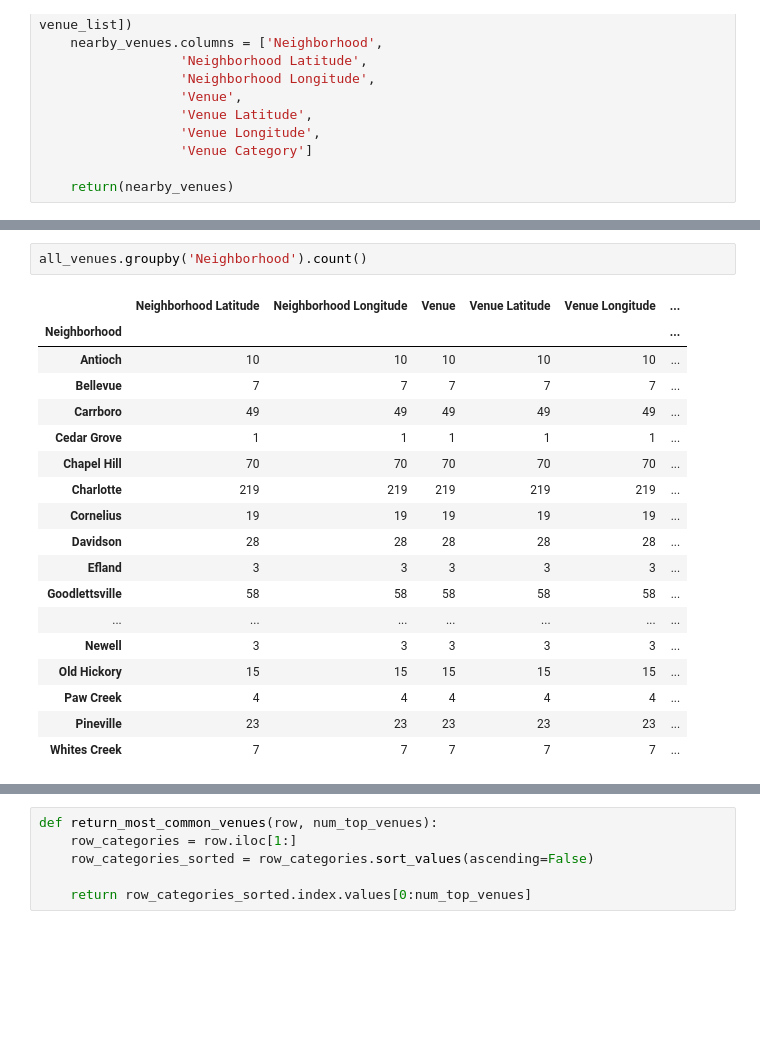
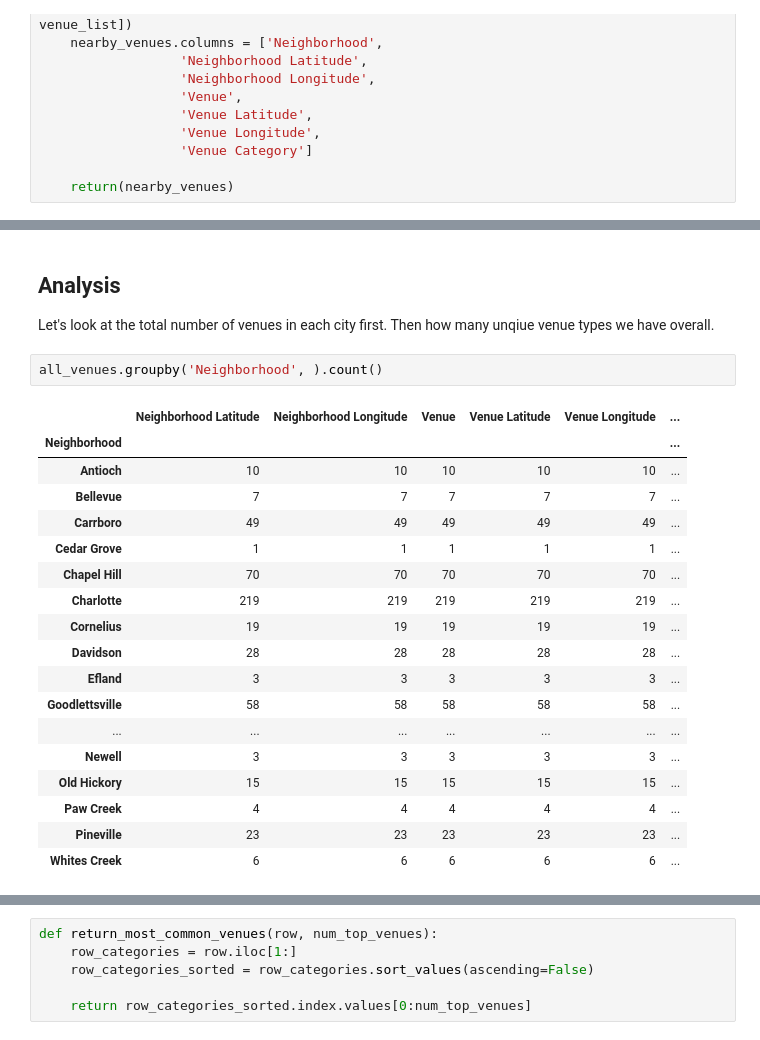
Before and after one commit to hufinger/IBM-Capstone, a Jupyter notebook: Capstone Final.ipynb, the cells around one changed output, grey strips where cells are left out. Cells and saved outputs as stored; diff of their text form; blank space fills up the shorter version.

```diff
--- a/Capstone Final.ipynb
+++ b/Capstone Final.ipynb
@@ -296,24 +331,28 @@ all_venues.head()
+# %% [markdown]
+## Analysis <a id = 'analysis'></a>
+
+Let's look at the total number of venues in each city first. Then how many unqiue venue types we have overall.
 # %%
-all_venues.groupby('Neighborhood').count()
+all_venues.groupby('Neighborhood', ).count()
 # %% [output]
 |  | Neighborhood Latitude | Neighborhood Longitude | Venue | Venue Latitude | Venue Longitude | ... |
 | Neighborhood |  |  |  |  |  | ... |
 | Antioch | 10 | 10 | 10 | 10 | 10 | ... |
 | Bellevue | 7 | 7 | 7 | 7 | 7 | ... |
 | Carrboro | 49 | 49 | 49 | 49 | 49 | ... |
 | Cedar Grove | 1 | 1 | 1 | 1 | 1 | ... |
 | Chapel Hill | 70 | 70 | 70 | 70 | 70 | ... |
 | Charlotte | 219 | 219 | 219 | 219 | 219 | ... |
 | Cornelius | 19 | 19 | 19 | 19 | 19 | ... |
 | Davidson | 28 | 28 | 28 | 28 | 28 | ... |
 | Efland | 3 | 3 | 3 | 3 | 3 | ... |
 | Goodlettsville | 58 | 58 | 58 | 58 | 58 | ... |
 | ... | ... | ... | ... | ... | ... | ... |
 | Newell | 3 | 3 | 3 | 3 | 3 | ... |
 | Old Hickory | 15 | 15 | 15 | 15 | 15 | ... |
 | Paw Creek | 4 | 4 | 4 | 4 | 4 | ... |
 | Pineville | 23 | 23 | 23 | 23 | 23 | ... |
-| Whites Creek | 7 | 7 | 7 | 7 | 7 | ... |
+| Whites Creek | 6 | 6 | 6 | 6 | 6 | ... |
 # %%
 print('There are {} uniques categories.'.format(len(all_venues['Venue Category'].unique())))
 # %% [output]
```
Also changed, not shown: parts of 24 cells of this notebook, 1 other file.
